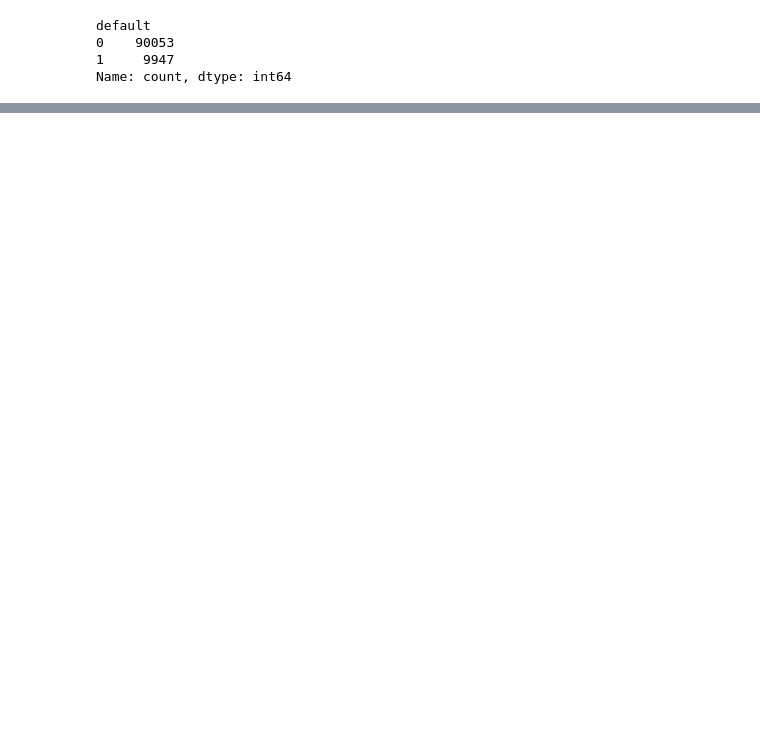
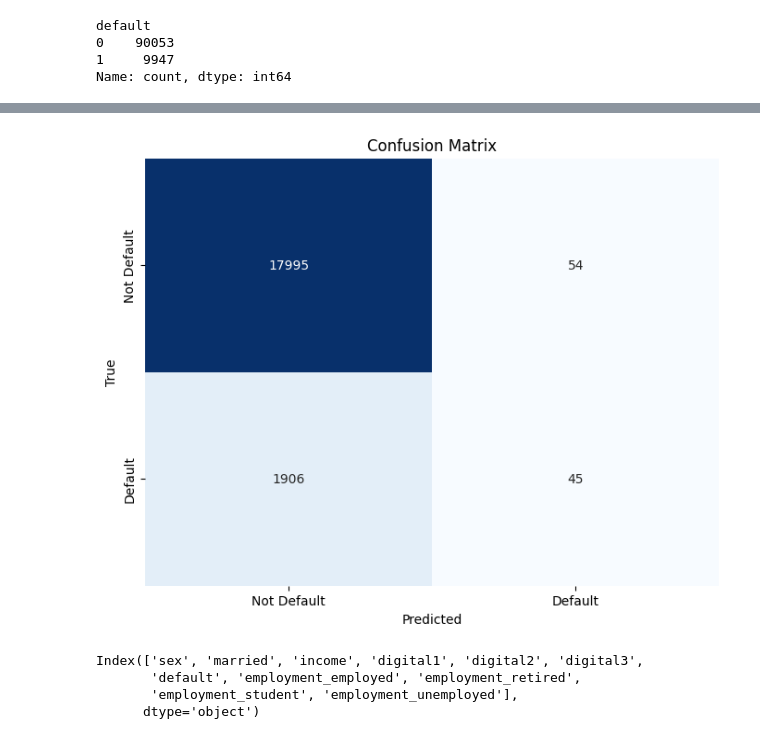
Before and after one commit to Gaspard0302/Lending_game, a Jupyter notebook: tess_code.ipynb, the cells around one changed output, grey strips where cells are left out. Saved outputs shown, nothing was run; the diff lists cells and outputs as text; code cells hidden in the pictures; blank space fills up the shorter version.

```diff
--- a/tess_code.ipynb
+++ b/tess_code.ipynb
@@ -134,0 +110,29 @@ Name: count, dtype: int64
+# %%
+# Import necessary libraries
+
+
+# Prepare the data
+X = past_loans_encoded.drop('default', axis=1)  # Features (drop the target column)
+y = past_loans_encoded['default']  # Target (default column)
+
+# Split the data into training and testing sets
+X_train, X_test, y_train, y_test = train_test_split(X, y, test_size=0.2, random_state=42)
+
+# Initialize XGBoost classifier
+xgb_model = xgb.XGBClassifier(use_label_encoder=False, eval_metric='logloss')
+
+# Train the model
+xgb_model.fit(X_train, y_train)
+
+# Make predictions on the test set
+y_pred = xgb_model.predict(X_test)
+
+# Evaluate the model
+accuracy = accuracy_score(y_test, y_pred)
+class_report = classification_report(y_test, y_pred)
+
+# Output results
+print(f"Accuracy: {accuracy:.4f}")
+
+print("Classification Report:")
+print(class_report)
@@ -134,0 +153,23 @@ Name: count, dtype: int64
+# %%
+# Generate confusion matrix
+cm = confusion_matrix(y_test, y_pred)
+
+# Create a DataFrame for better visualization
+cm_df = pd.DataFrame(cm, index=['Not Default', 'Default'], columns=['Not Default', 'Default'])
+
+# Plotting the confusion matrix
+plt.figure(figsize=(8, 6))
+sns.heatmap(cm_df, annot=True, fmt='d', cmap='Blues', cbar=False)
+plt.title('Confusion Matrix')
+plt.xlabel('Predicted')
+plt.ylabel('True')
+plt.show()
+# %% [output]
+[figure, added]
+# %%
+past_loans_encoded.columns
+# %% [output]
+Index(['sex', 'married', 'income', 'digital1', 'digital2', 'digital3',
+       'default', 'employment_employed', 'employment_retired',
+       'employment_student', 'employment_unemployed'],
+      dtype='object')
```
Also changed, not shown: parts of 16 cells of this notebook, 1 other file.
